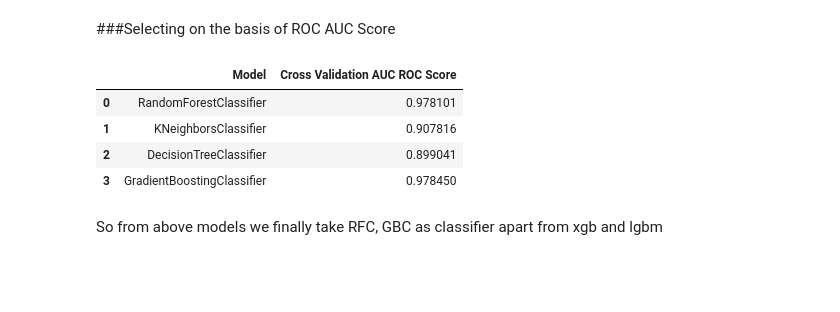
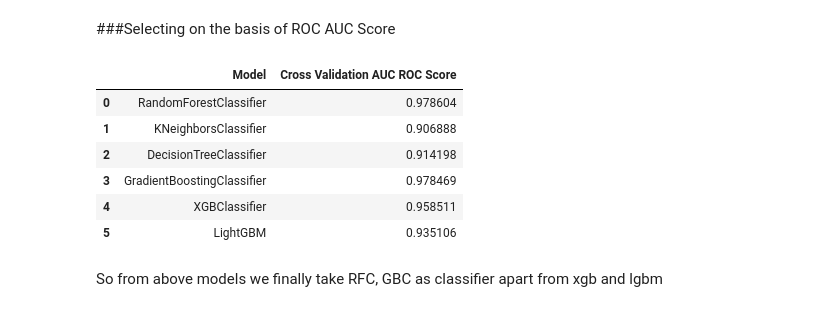
Before and after one commit to Shrut26/Stroke-Prediction, a Jupyter notebook: Stroke_Prediction.ipynb, the cells around one changed output. Cells and saved outputs as stored; diff of their text form; code cells hidden in the pictures; blank space fills up the shorter version.

```diff
--- a/Stroke_Prediction.ipynb
+++ b/Stroke_Prediction.ipynb
@@ -632,6 +636,8 @@ Fitting 5 folds for each of 8 candidates, totalling 40 fits
  'min_child_weight': 3}
 # %%
 tuned_validation_roc_auc_scores.append(max(0,roc_auc_score(y_val, xgb_tuning.predict(x_val))))
+# %%
+cv_score_xgb = max(0,roc_auc_score(y_val, xgb_tuning.predict(x_val)))
 # %%
 tuned_validation_roc_auc_scores
 # %% [output]
@@ -675,3 +681,5 @@ lgb_tuning.best_params_
+# %%
+cv_score_lgbm = max(0,roc_auc_score(y_val, lgb_tuning.predict(x_val)))
 # %% [markdown]
 ##Tuning Random Forest Classifier
 # %%
@@ -809,19 +812,23 @@ Mean Cross Validation scores based on ROC_AUC  is : 0.978450003772446
 # %%
 cv_auc_roc_scores = []
 cv_auc_roc_scores.append(sum(cv_scores_roc_auc_rfc)/ len(cv_scores_roc_auc_rfc))
 cv_auc_roc_scores.append(sum(cv_scores_roc_auc_knn)/ len(cv_scores_roc_auc_knn))
 cv_auc_roc_scores.append(sum(cv_scores_roc_auc_dtc)/ len(cv_scores_roc_auc_dtc))
 cv_auc_roc_scores.append(sum(cv_scores_roc_auc_gbc)/ len(cv_scores_roc_auc_gbc))
+cv_auc_roc_scores.append(cv_score_xgb)
+cv_auc_roc_scores.append(cv_score_lgbm)
 
-model_names = ['RandomForestClassifier', 'KNeighborsClassifier','DecisionTreeClassifier','GradientBoostingClassifier']
+model_names = ['RandomForestClassifier', 'KNeighborsClassifier','DecisionTreeClassifier','GradientBoostingClassifier','XGBClassifier','LightGBM']
 score = pd.DataFrame({'Model': model_names, 'Cross Validation AUC ROC Score':cv_auc_roc_scores})
 score.style.background_gradient(high=1,axis=0)
 # %% [output]
 |  | Model | Cross Validation AUC ROC Score |
-| 0 | RandomForestClassifier | 0.978101 |
-| 1 | KNeighborsClassifier | 0.907816 |
-| 2 | DecisionTreeClassifier | 0.899041 |
-| 3 | GradientBoostingClassifier | 0.978450 |
+| 0 | RandomForestClassifier | 0.978604 |
+| 1 | KNeighborsClassifier | 0.906888 |
+| 2 | DecisionTreeClassifier | 0.914198 |
+| 3 | GradientBoostingClassifier | 0.978469 |
+| 4 | XGBClassifier | 0.958511 |
+| 5 | LightGBM | 0.935106 |
 # %% [markdown]
 So from above models we finally take RFC, GBC as classifier apart from xgb and lgbm
 # %% [markdown]
```
Also changed, not shown: parts of 33 cells of this notebook, 1 other file.
